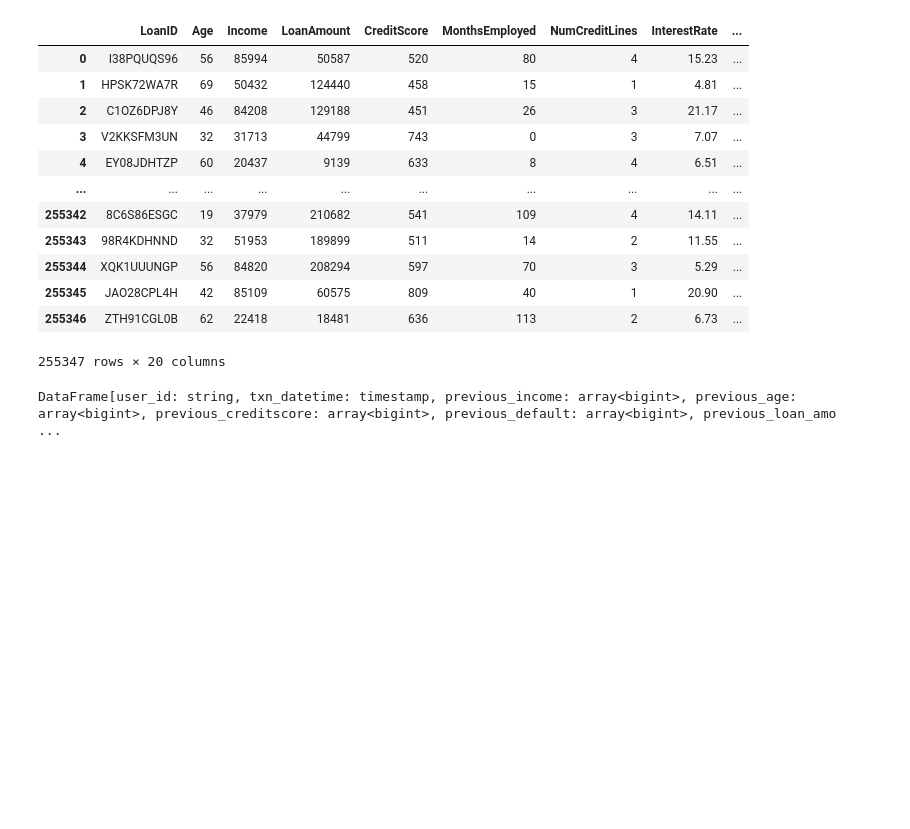
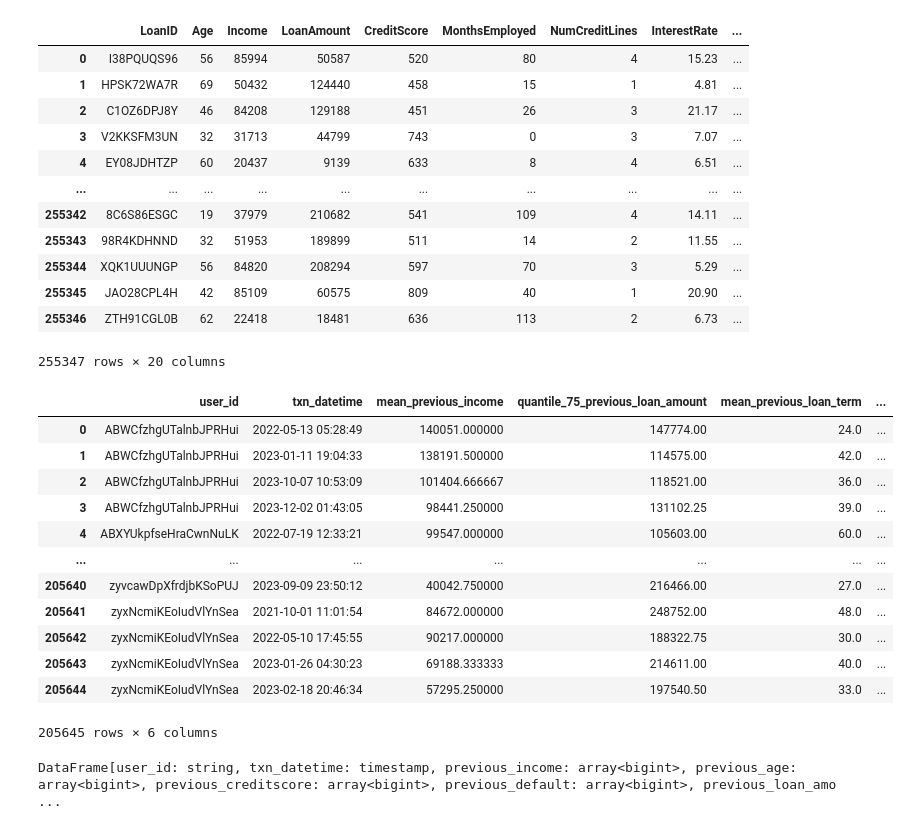
Before and after one commit to ElliotNguyen68/feast_epam, a Jupyter notebook: notebooks/04_build_feature.ipynb, the cells around one changed output. Saved outputs shown, nothing was run; the diff lists cells and outputs as text; code cells hidden in the pictures; blank space fills up the shorter version.

```diff
--- a/notebooks/04_build_feature.ipynb
+++ b/notebooks/04_build_feature.ipynb
@@ -47,7 +47,7 @@ df_previous_feature=df_ts_feature.merge(
 ).loc[lambda x:x.txn_datetime_x>x.txn_datetime_y].groupby([user_field,f'{time_field}_x']).agg(
     previous_income=('Income_y',list),
     previous_age=('Age_y',list),
-    previous_creditscore=('Age_y',list),
+    previous_creditscore=('CreditScore_y',list),
     previous_default=('Default_y',list),
     previous_loan_amount=('LoanAmount_y',list),
     previous_loan_term=('LoanTerm_y',list),
@@ -73,6 +73,22 @@ for col in ['previous_income','previous_age','previous_creditscore','previous_de
     for key in stats_functions:
         stats_function=stats_functions[key]
         df_previous_feature[f'{key}_{col}']=df_previous_feature[col].apply(lambda x:statistic_for_list(x,stats_functions[key]))
+# %%
+df_previous_feature[['user_id','txn_datetime_x','mean_previous_income','quantile_75_previous_loan_amount','mean_previous_loan_term','count_previous_loan_amount']].rename({'txn_datetime_x':'txn_datetime'},axis=1)
+# %% [output]
+|  | user_id | txn_datetime | mean_previous_income | quantile_75_previous_loan_amount | mean_previous_loan_term | ... |
+| 0 | ABWCfzhgUTalnbJPRHui | 2022-05-13 05:28:49 | 140051.000000 | 147774.00 | 24.0 | ... |
+| 1 | ABWCfzhgUTalnbJPRHui | 2023-01-11 19:04:33 | 138191.500000 | 114575.00 | 42.0 | ... |
+| 2 | ABWCfzhgUTalnbJPRHui | 2023-10-07 10:53:09 | 101404.666667 | 118521.00 | 36.0 | ... |
+| 3 | ABWCfzhgUTalnbJPRHui | 2023-12-02 01:43:05 | 98441.250000 | 131102.25 | 39.0 | ... |
+| 4 | ABXYUkpfseHraCwnNuLK | 2022-07-19 12:33:21 | 99547.000000 | 105603.00 | 60.0 | ... |
+| ... | ... | ... | ... | ... | ... | ... |
+| 205640 | zyvcawDpXfrdjbKSoPUJ | 2023-09-09 23:50:12 | 40042.750000 | 216466.00 | 27.0 | ... |
+| 205641 | zyxNcmiKEoIudVlYnSea | 2021-10-01 11:01:54 | 84672.000000 | 248752.00 | 48.0 | ... |
+| 205642 | zyxNcmiKEoIudVlYnSea | 2022-05-10 17:45:55 | 90217.000000 | 188322.75 | 30.0 | ... |
+| 205643 | zyxNcmiKEoIudVlYnSea | 2023-01-26 04:30:23 | 69188.333333 | 214611.00 | 40.0 | ... |
+| 205644 | zyxNcmiKEoIudVlYnSea | 2023-02-18 20:46:34 | 57295.250000 | 197540.50 | 33.0 | ... |
+205645 rows × 6 columns
 # %%
 df_previous_spark=spark.createDataFrame(df_previous_feature)
 # %%
```
Also changed, not shown: parts of 2 cells of this notebook, 3 other files.
